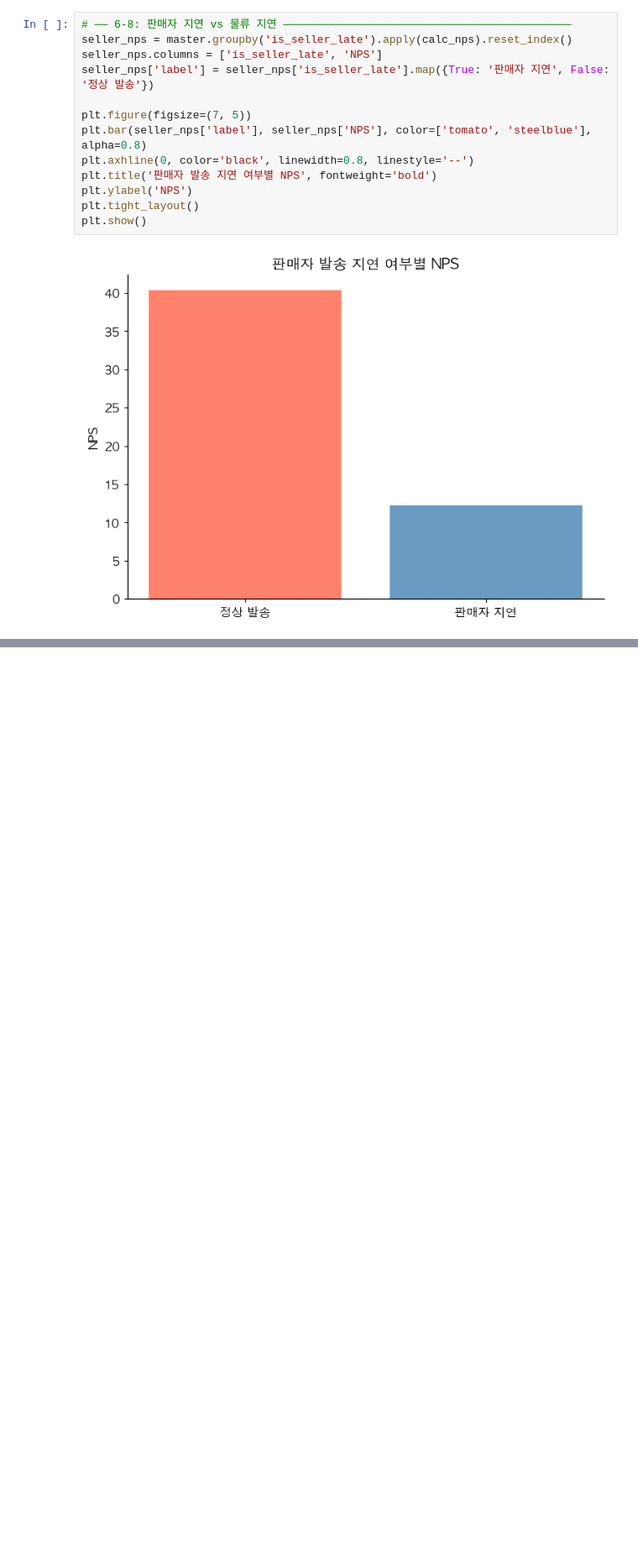
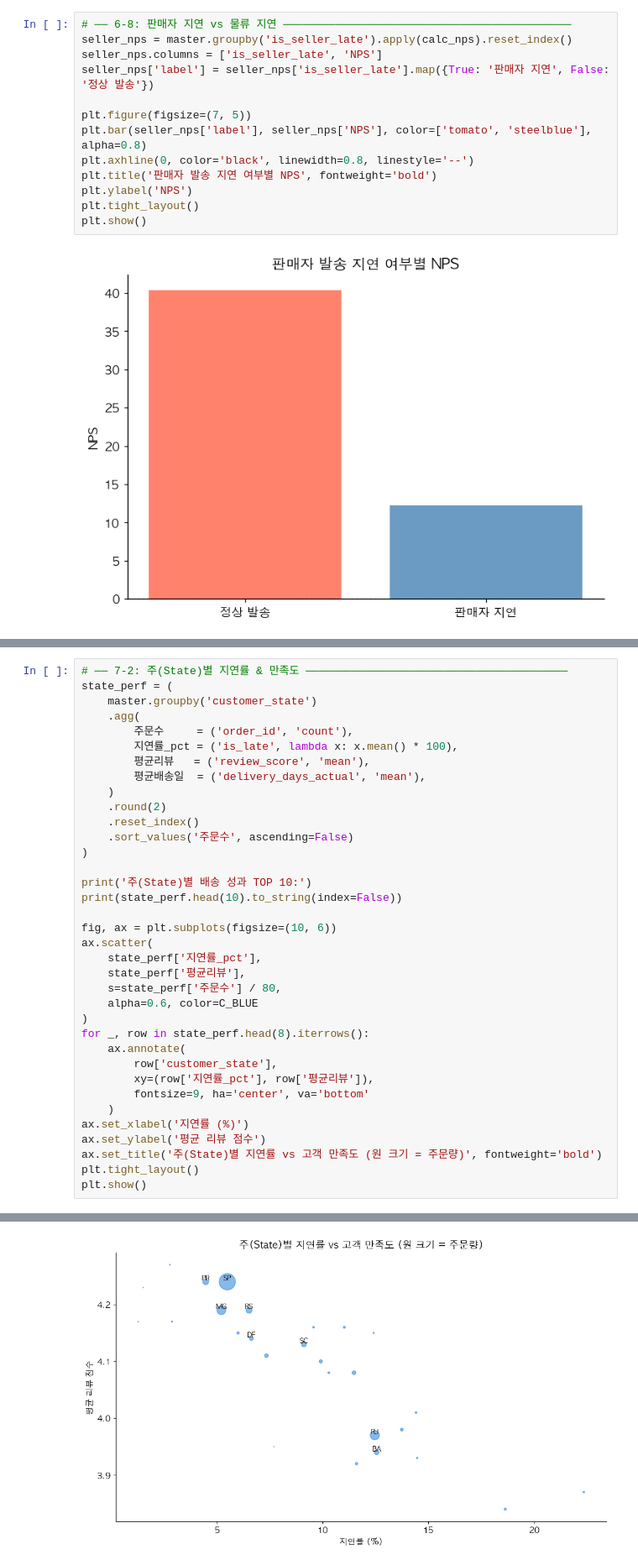
Before and after one commit to gyeongguk-K/my-project, a Jupyter notebook: Project.ipynb, the cells around one changed output, grey strips where cells are left out. Shown at 84% size. Saved outputs shown, nothing was run; the diff lists cells and outputs as text; blank space fills up the shorter version.

```diff
--- a/Project.ipynb
+++ b/Project.ipynb
@@ -619,0 +705,37 @@ plt.show()
+# %%
+# ── 7-2: 주(State)별 지연률 & 만족도 ────────────────────────────────────────
+state_perf = (
+    master.groupby('customer_state')
+    .agg(
+        주문수     = ('order_id', 'count'),
+        지연률_pct = ('is_late', lambda x: x.mean() * 100),
+        평균리뷰   = ('review_score', 'mean'),
+        평균배송일  = ('delivery_days_actual', 'mean'),
+    )
+    .round(2)
+    .reset_index()
+    .sort_values('주문수', ascending=False)
+)
+
+print('주(State)별 배송 성과 TOP 10:')
+print(state_perf.head(10).to_string(index=False))
+
+fig, ax = plt.subplots(figsize=(10, 6))
+ax.scatter(
+    state_perf['지연률_pct'],
+    state_perf['평균리뷰'],
+    s=state_perf['주문수'] / 80,
+    alpha=0.6, color=C_BLUE
+)
+for _, row in state_perf.head(8).iterrows():
+    ax.annotate(
+        row['customer_state'],
+        xy=(row['지연률_pct'], row['평균리뷰']),
+        fontsize=9, ha='center', va='bottom'
+    )
+ax.set_xlabel('지연률 (%)')
+ax.set_ylabel('평균 리뷰 점수')
+ax.set_title('주(State)별 지연률 vs 고객 만족도 (원 크기 = 주문량)', fontweight='bold')
+plt.tight_layout()
+plt.show()
+# %% [output]
@@ -619,0 +754 @@ plt.show()
+[figure, added]
```
Also changed, not shown: parts of 35 cells of this notebook.
